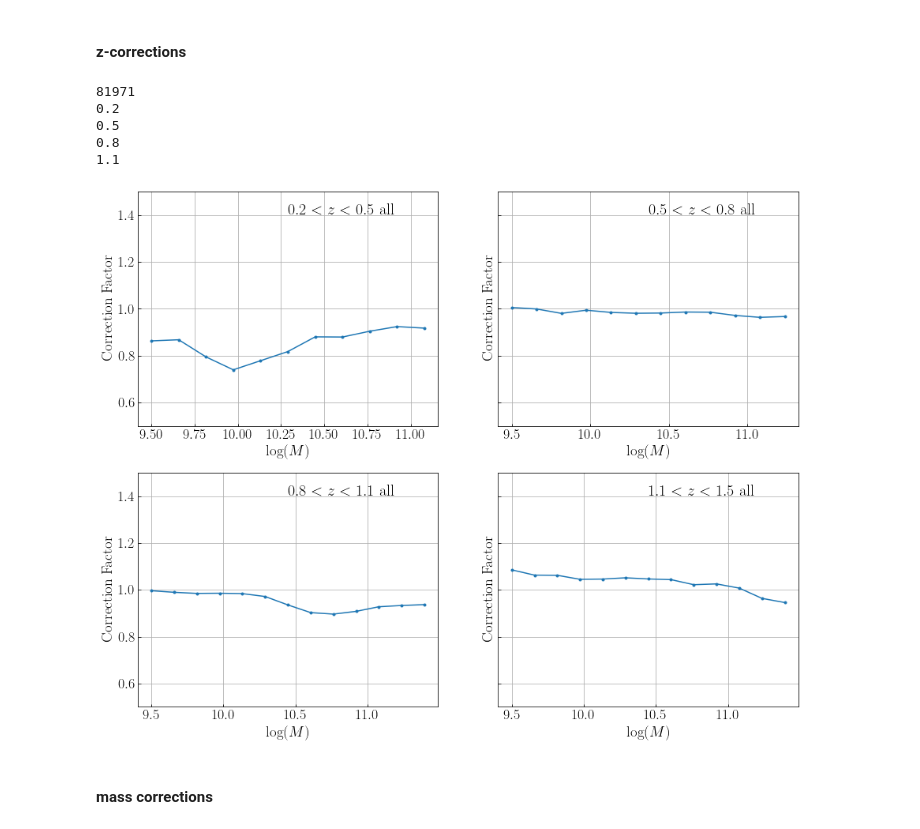
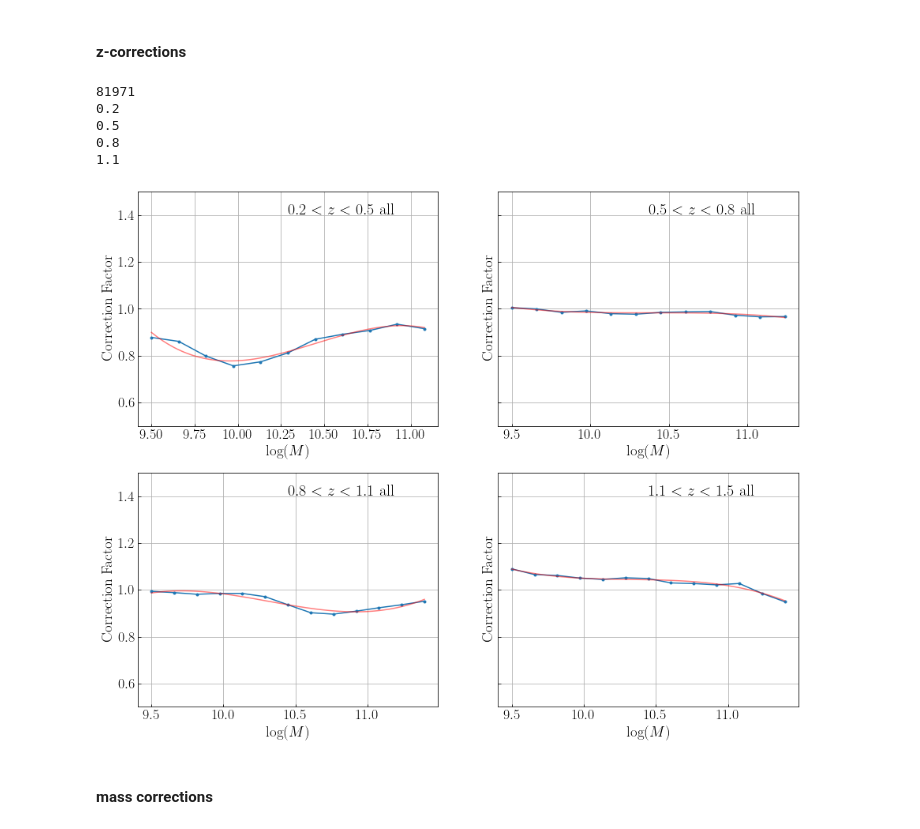
Before and after one commit to LejayChen/massive_gals, a Jupyter notebook: lephare_pcat_checks.ipynb, the cells around one changed output. Cells and saved outputs as stored; diff of their text form; code cells hidden in the pictures.

```diff
--- a/lephare_pcat_checks.ipynb
+++ b/lephare_pcat_checks.ipynb
@@ -418,6 +418,8 @@ z_mins = [0.2, 0.5, 0.8, 1.1]
 z_maxs = [0.5, 0.8, 1.1, 1.5]
 sfq = 'all'
 zkeyname = 'ZPHOT_G_6B'
+# zkeyname = 'ZPHOT_G'
+
 z_c20_keyname = 'lp_zPDF_farmer'
 
 cat_name = cat_output_nonir_name
@@ -433,16 +435,16 @@ cat_output_c20added = cat_output_c20added[flag_photoz & cond_filters]
 print(len(cat_output_c20added))
 
 if sfq == 'q':
-    cat_output_c20added = cat_output_c20added[cat_output_c20added['sfq_nuvrk']==0]
+    cat_output_c20added = cat_output_c20added[cat_output_c20added['sfq_nuvrk_myrun_free']==0]
 elif sfq == 'sf':
-    cat_output_c20added = cat_output_c20added[cat_output_c20added['sfq_nuvrk']==1]
+    cat_output_c20added = cat_output_c20added[cat_output_c20added['sfq_nuvrk_myrun_free']==1]
 else:
     pass
 
 fig, axs = plt.subplots(2, 2, figsize = (15, 12), sharey=True)
 mass_list = np.linspace(9.5, 12.5, 20)
 min_gals = 100 # minimum number of galaxies in the bin to have a measurement
-bin_size = 0.125
+bin_size = 0.15
 mode = 'failures only' # 'all outliers' or 'failures_only'
 if mode == 'failures only':
     threshold = 0.15
@@ -470,41 +472,41 @@ for i in range(len(z_mins)):
         if mode == 'failures only':
             cat_correct = cat_my_z[np.logical_and(cat_my_z[z_c20_keyname]>z_mins[i],cat_my_z[z_c20_keyname]<z_maxs[i])]
             cat_interlopers = cat_my_z[abs(cat_my_z[z_c20_keyname]-cat_my_z[zkeyname])>threshold*(1+cat_my_z[zkeyname])]
             cat_missing = cat_true[abs(cat_true[z_c20_keyname]-cat_true[zkeyname])>threshold*(1+cat_true[z_c20_keyname])]
             cat_outliers = cat_true[abs(cat_true[z_c20_keyname] - cat_true[zkeyname])>threshold*(1+cat_true[z_c20_keyname])]
 
         if len(cat_true)>min_gals and len(cat_my_z)>min_gals:
             mass_plot_list.append(mass)
             if mode == 'all outliers':
                 correction_list.append(len(cat_true)/len(cat_my_z))
             else:
                 correction_list.append((len(cat_correct)+len(cat_missing))/(len(cat_correct)+len(cat_interlopers)))
 
     axs[row][col].plot(mass_plot_list,correction_list,'.-')
     axs[row][col].set_xlabel(r'$\log(M)$',fontsize=19)
     axs[row][col].set_ylabel('Correction Factor',fontsize=19)
     axs[row][col].grid(True)
     axs[row][col].annotate('$'+str(z_mins[i])+'<z<'+str(z_maxs[i])+'$ '+sfq,xy=([0.5,0.9]),xycoords='axes fraction',fontsize=20,color='k')
     axs[row][col].set_ylim([0.5,1.5])
 
     # save to disc
     corr_factor = np.vstack([mass_plot_list,np.array(correction_list)])
-    np.save('pcat_outlier_corr_frac_'+sfq+'_'+str(z_mins[i])+'.npy',corr_factor)
+    np.save('pcat_outlier_corr_frac_'+sfq+'_'+str(z_mins[i])+'_'+zkeyname+'.npy',corr_factor)
 
     # fit polynomial
-    # coeff = np.polyfit(mass_plot_list,correction_list,3)
-    # x_corr = np.linspace(mass_plot_list[0],mass_plot_list[-1],100)
-    # y_corr = coeff[0]*x_corr**3+coeff[1]*x_corr**2+coeff[2]*x_corr+coeff[3]
-    # axs[row][col].plot(x_corr, y_corr, color='r',alpha=0.5)
-    # corr_factor_smooth = np.vstack([x_corr,y_corr])
-    # np.save('pcat_outlier_corr_frac_'+sfq+'_'+str(z_mins[i])+'_smooth.npy',corr_factor_smooth)
+    coeff = np.polyfit(mass_plot_list,correction_list,3)
+    x_corr = np.linspace(mass_plot_list[0],mass_plot_list[-1],100)
+    y_corr = coeff[0]*x_corr**3+coeff[1]*x_corr**2+coeff[2]*x_corr+coeff[3]
+    axs[row][col].plot(x_corr, y_corr, color='r',alpha=0.5)
+    corr_factor_smooth = np.vstack([x_corr,y_corr])
+    np.save('pcat_outlier_corr_frac_'+sfq+'_'+str(z_mins[i])+'_'+zkeyname+'_smooth.npy',corr_factor_smooth)
 # %% [output]
 81971
 0.2
 0.5
 0.8
 1.1
-[figure, old version]
+[figure, new version]
 # %% [markdown]
 #### mass corrections
 # %%
```
Also changed, not shown: parts of 1 cell of this notebook, 2 other files.
